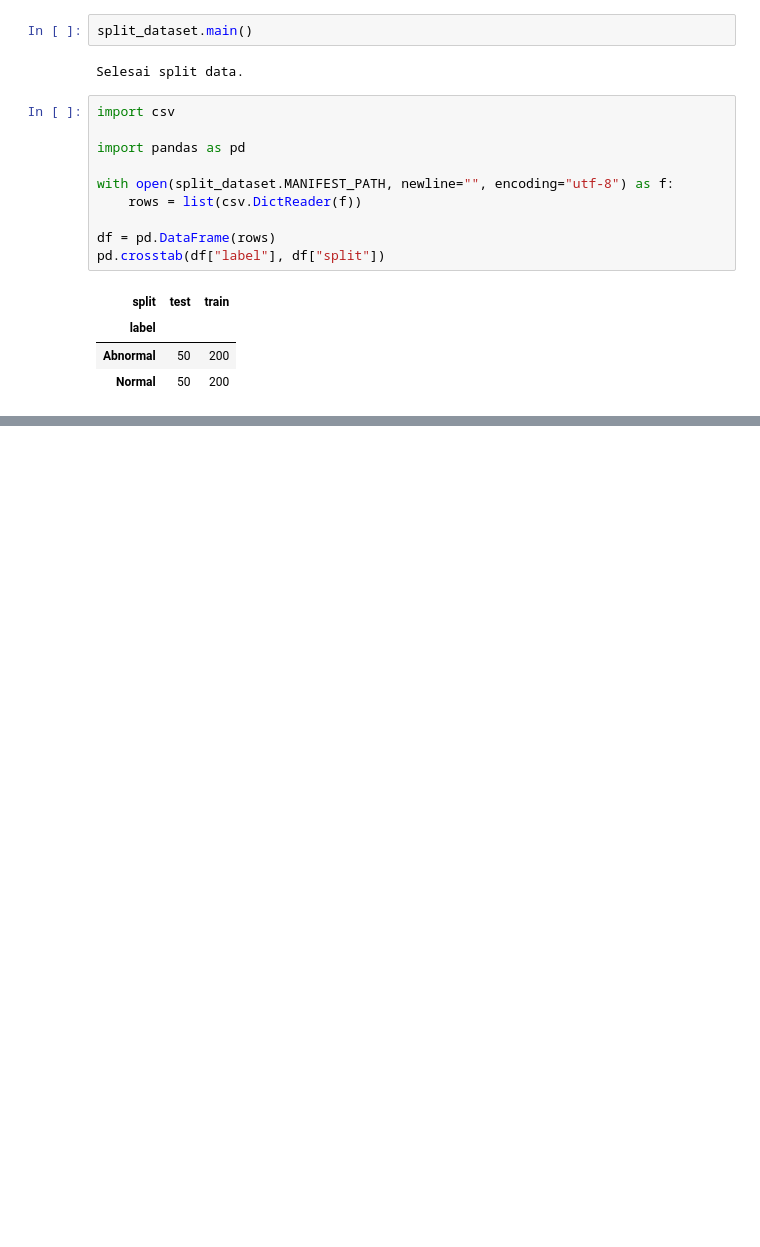
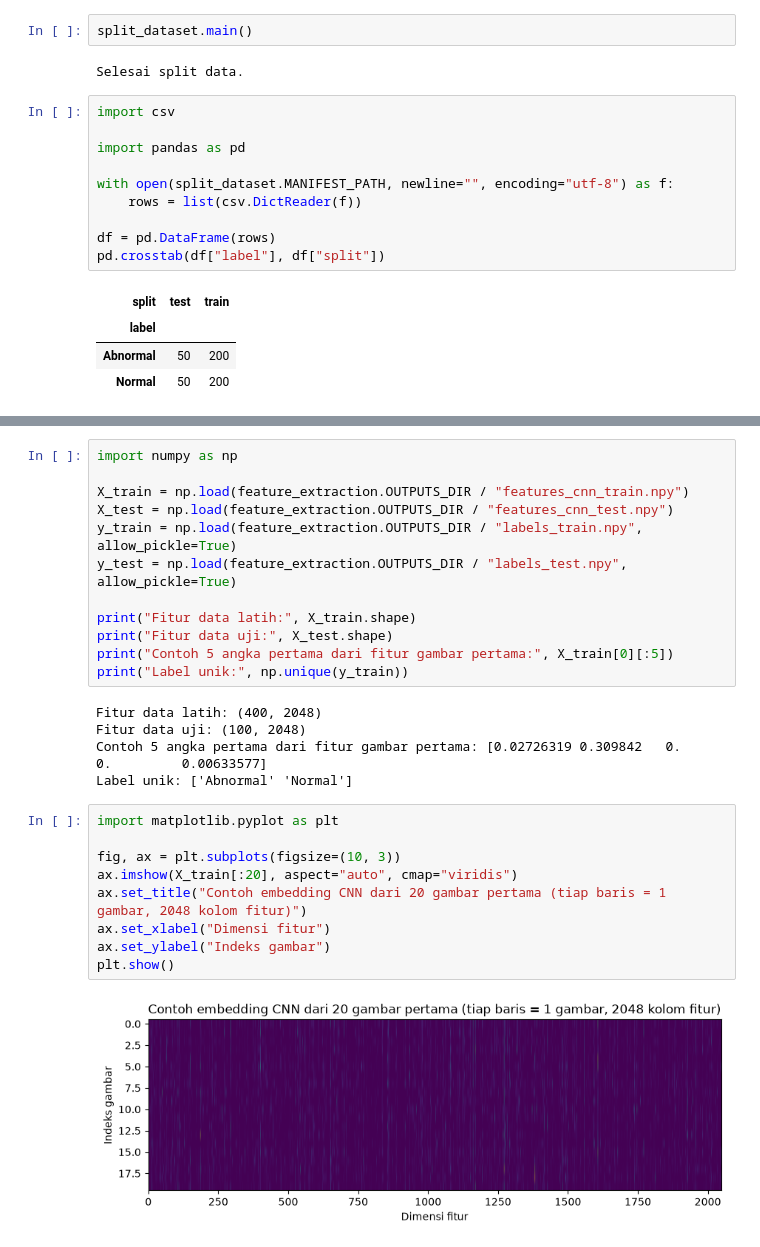
Before and after one commit to musyaree/fp-kcv, a Jupyter notebook: notebook/main.ipynb, the cells around one changed output, grey strips where cells are left out. Cells and saved outputs as stored; diff of their text form; blank space fills up the shorter version.

Commit message:
Tambah ekstraksi fitur CNN untuk clustering K-Means

```diff
--- a/notebook/main.ipynb
+++ b/notebook/main.ipynb
@@ -112,0 +141,28 @@ pd.crosstab(df["label"], df["split"])
+# %%
+import numpy as np
+
+X_train = np.load(feature_extraction.OUTPUTS_DIR / "features_cnn_train.npy")
+X_test = np.load(feature_extraction.OUTPUTS_DIR / "features_cnn_test.npy")
+y_train = np.load(feature_extraction.OUTPUTS_DIR / "labels_train.npy", allow_pickle=True)
+y_test = np.load(feature_extraction.OUTPUTS_DIR / "labels_test.npy", allow_pickle=True)
+
+print("Fitur data latih:", X_train.shape)
+print("Fitur data uji:", X_test.shape)
+print("Contoh 5 angka pertama dari fitur gambar pertama:", X_train[0][:5])
+print("Label unik:", np.unique(y_train))
+# %% [output]
+Fitur data latih: (400, 2048)
+Fitur data uji: (100, 2048)
+Contoh 5 angka pertama dari fitur gambar pertama: [0.02726319 0.309842   0.         0.         0.00633577]
+Label unik: ['Abnormal' 'Normal']
+# %%
+import matplotlib.pyplot as plt
+
+fig, ax = plt.subplots(figsize=(10, 3))
+ax.imshow(X_train[:20], aspect="auto", cmap="viridis")
+ax.set_title("Contoh embedding CNN dari 20 gambar pertama (tiap baris = 1 gambar, 2048 kolom fitur)")
+ax.set_xlabel("Dimensi fitur")
+ax.set_ylabel("Indeks gambar")
+plt.show()
+# %% [output]
+[figure, added]
```
Also changed, not shown: parts of 6 cells of this notebook, 8 other files.
